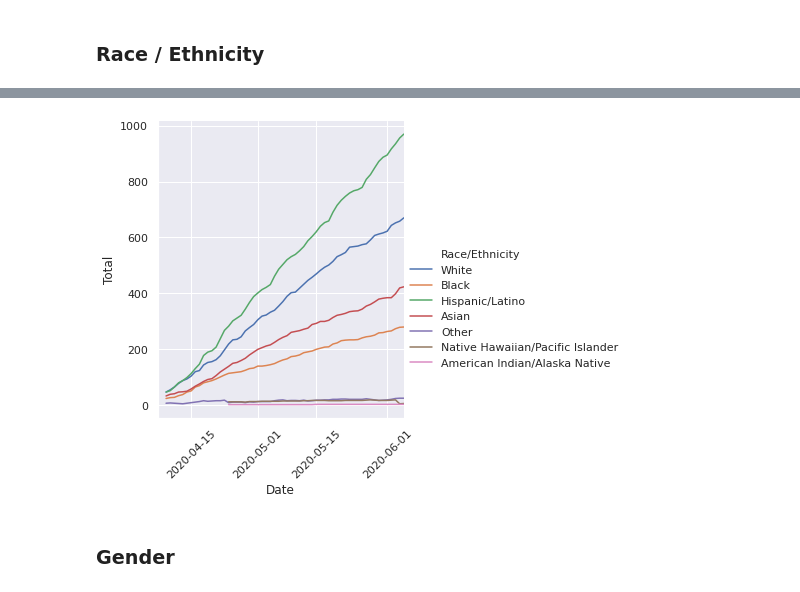
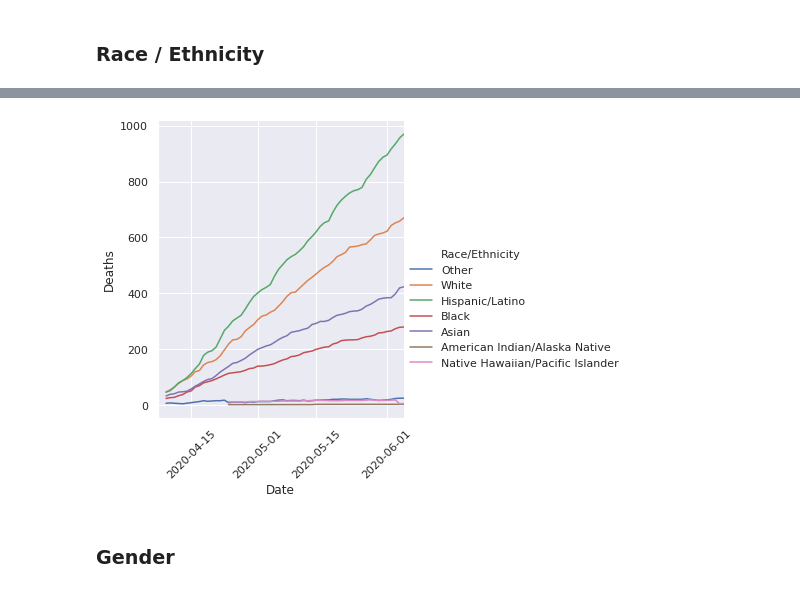
Before and after one commit to xander-hirsch/lac_covid19, a Jupyter notebook: lacph_graphs.ipynb, the cells around one changed output, grey strips where cells are left out. Cells and saved outputs as stored; diff of their text form; code cells hidden in the pictures.

```diff
--- a/lacph_graphs.ipynb
+++ b/lacph_graphs.ipynb
@@ -73,8 +77,7 @@ adjust_ax(by_race_cases)
 # %%
-by_race_deaths = by_race[by_race['Statistic'] == 'Deaths']
-sns.relplot(x=const.DATE, y='Total', hue=const.RACE, kind='line', data=by_race_deaths)
-adjust_ax(by_race_deaths)
+sns.relplot(x=const.DATE, y=const.DEATHS, hue=const.RACE, kind='line', data=by_race)
+adjust_ax(by_race)
 # %% [output]
-[figure, old version]
+[figure, new version]
 # %% [markdown]
 ### Gender
```
Also changed, not shown: parts of 13 cells of this notebook, 1 other file.
